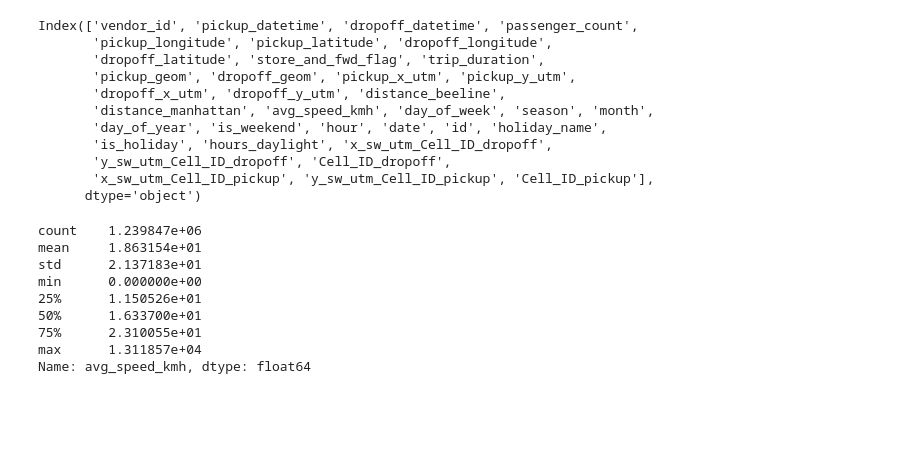
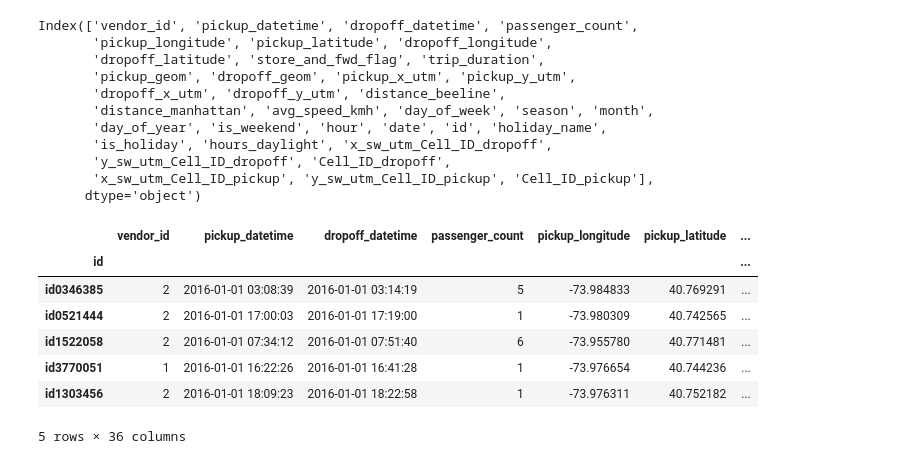
Before and after one commit to nblo/NYC_TaxiTripDuration, a Jupyter notebook: jupyter_notebooks/Preprocessing.ipynb, the cells around one changed output. Saved outputs shown, nothing was run; the diff lists cells and outputs as text; code cells hidden in the pictures; blank space fills up the shorter version.

```diff
--- a/jupyter_notebooks/Preprocessing_Nick.ipynb
+++ b/jupyter_notebooks/Preprocessing.ipynb
@@ -273,7 +273,7 @@ df_cells.head()
 | 100mN1210E45194 | 2.0 | 2.0 | 445.0 | 445.0 | ... |
 | 100mN12837E44073 | 1.0 | 1.0 | 329.0 | 329.0 | ... |
 # %%
-df_rides = pd.read_pickle(os.path.join("../data","df_rides.pickle"))
+#df_rides = pd.read_pickle(os.path.join("../data","df_rides.pickle"))
 df_rides.columns
 # %% [output]
 Index(['vendor_id', 'pickup_datetime', 'dropoff_datetime', 'passenger_count',
@@ -287,16 +287,4 @@ Index(['vendor_id', 'pickup_datetime', 'dropoff_datetime', 'passenger_count',
        'y_sw_utm_Cell_ID_dropoff', 'Cell_ID_dropoff',
        'x_sw_utm_Cell_ID_pickup', 'y_sw_utm_Cell_ID_pickup', 'Cell_ID_pickup'],
       dtype='object')
-# %%
-df_rides.avg_speed_kmh.describe()
-# %% [output]
-count    1.239847e+06
-mean     1.863154e+01
-std      2.137183e+01
-min      0.000000e+00
-25%      1.150526e+01
-50%      1.633700e+01
-75%      2.310055e+01
-max      1.311857e+04
-Name: avg_speed_kmh, dtype: float64
 # %%
@@ -307,6 +295,19 @@ def filter_values(df_rides):
     df_rides = df_rides.query("avg_speed_kmh<=50&avg_speed_kmh>0")
     df_rides = df_rides.query("trip_duration<60*60*24&trip_duration>0")
     return df_rides
+# %%
+df_rides = filter_values(df_rides)
+# %%
+df_rides.head()
+# %% [output]
+|  | vendor_id | pickup_datetime | dropoff_datetime | passenger_count | pickup_longitude | pickup_latitude | ... |
+| id |  |  |  |  |  |  | ... |
+| id0346385 | 2 | 2016-01-01 03:08:39 | 2016-01-01 03:14:19 | 5 | -73.984833 | 40.769291 | ... |
+| id0521444 | 2 | 2016-01-01 17:00:03 | 2016-01-01 17:19:00 | 1 | -73.980309 | 40.742565 | ... |
+| id1522058 | 2 | 2016-01-01 07:34:12 | 2016-01-01 07:51:40 | 6 | -73.955780 | 40.771481 | ... |
+| id3770051 | 1 | 2016-01-01 16:22:26 | 2016-01-01 16:41:28 | 1 | -73.976654 | 40.744236 | ... |
+| id1303456 | 2 | 2016-01-01 18:09:23 | 2016-01-01 18:22:58 | 1 | -73.976311 | 40.752182 | ... |
+5 rows × 36 columns
 # %%
 df_cells.to_pickle(os.path.join("../data","df_cells.pickle"))
 # %%
```
Also changed, not shown: parts of 9 cells of this notebook, 2 other files.
